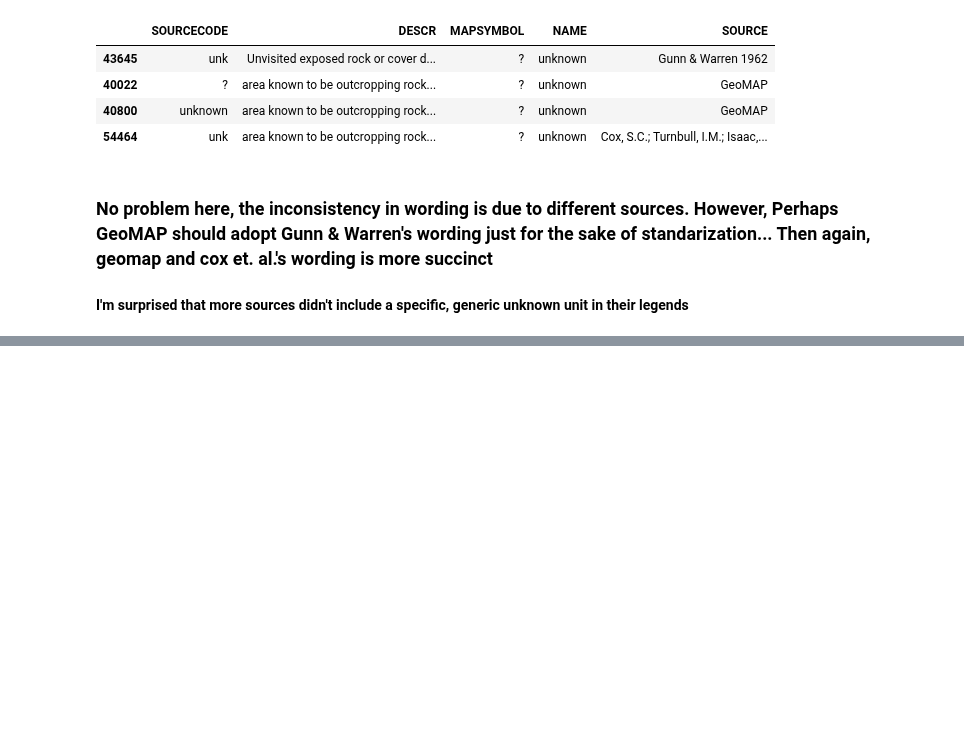
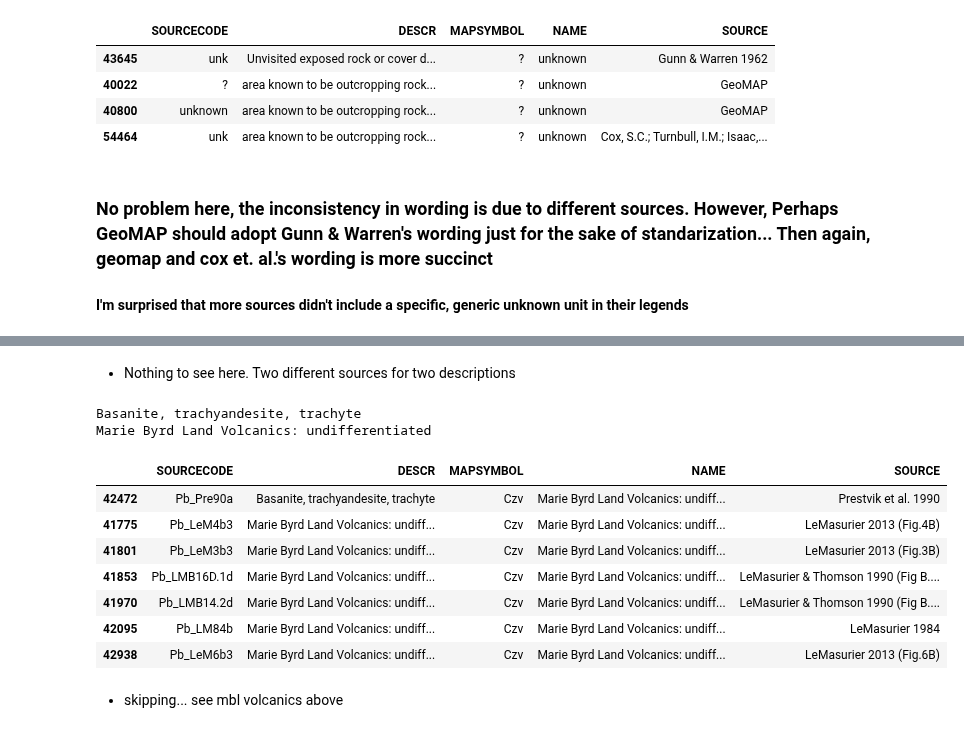
Before and after one commit to selkind/GeoMap, a Jupyter notebook: name_descr_investigation.ipynb, the cells around one changed output, grey strips where cells are left out. Saved outputs shown, nothing was run; the diff lists cells and outputs as text; code cells hidden in the pictures; blank space fills up the shorter version.

Commit message:
add discussion up through index 30

```diff
--- a/name_descr_investigation.ipynb
+++ b/name_descr_investigation.ipynb
@@ -745,0 +734,5 @@ display(unknown)
+# %%
+for i in name_descr_sets[15][1]["DESCR"]:
+    print(i)
+undifferentiated_til = create_src_descr_combos_by_name(name_descr_sets[15][0], data)
+display(undifferentiated_til)
@@ -745,0 +749,6 @@ display(unknown)
+# %%
+index = 16
+for i in name_descr_sets[index][1]["DESCR"]:
+    print(i)
+undifferentiated_til = create_src_descr_combos_by_name(name_descr_sets[index][0], data)
+display(undifferentiated_til)
@@ -745,0 +761,21 @@ display(unknown)
+# %% [markdown]
+- Nothing to see here. Two different sources for two descriptions
+# %%
+index = 17
+for i in name_descr_sets[index][1]["DESCR"]:
+    print(i)
+undifferentiated_til = create_src_descr_combos_by_name(name_descr_sets[index][0], data)
+display(undifferentiated_til)
+# %% [output]
+Basanite, trachyandesite, trachyte
+Marie Byrd Land Volcanics: undifferentiated
+|  | SOURCECODE | DESCR | MAPSYMBOL | NAME | SOURCE |
+| 42472 | Pb_Pre90a | Basanite, trachyandesite, trachyte | Czv | Marie Byrd Land Volcanics: undiff... | Prestvik et al. 1990 |
+| 41775 | Pb_LeM4b3 | Marie Byrd Land Volcanics: undiff... | Czv | Marie Byrd Land Volcanics: undiff... | LeMasurier 2013 (Fig.4B) |
+| 41801 | Pb_LeM3b3 | Marie Byrd Land Volcanics: undiff... | Czv | Marie Byrd Land Volcanics: undiff... | LeMasurier 2013 (Fig.3B) |
+| 41853 | Pb_LMB16D.1d | Marie Byrd Land Volcanics: undiff... | Czv | Marie Byrd Land Volcanics: undiff... | LeMasurier & Thomson 1990 (Fig B.... |
+| 41970 | Pb_LMB14.2d | Marie Byrd Land Volcanics: undiff... | Czv | Marie Byrd Land Volcanics: undiff... | LeMasurier & Thomson 1990 (Fig B.... |
+| 42095 | Pb_LM84b | Marie Byrd Land Volcanics: undiff... | Czv | Marie Byrd Land Volcanics: undiff... | LeMasurier 1984 |
+| 42938 | Pb_LeM6b3 | Marie Byrd Land Volcanics: undiff... | Czv | Marie Byrd Land Volcanics: undiff... | LeMasurier 2013 (Fig.6B) |
+# %% [markdown]
+- skipping... see mbl volcanics above
```
Also changed, not shown: parts of 51 cells of this notebook.
